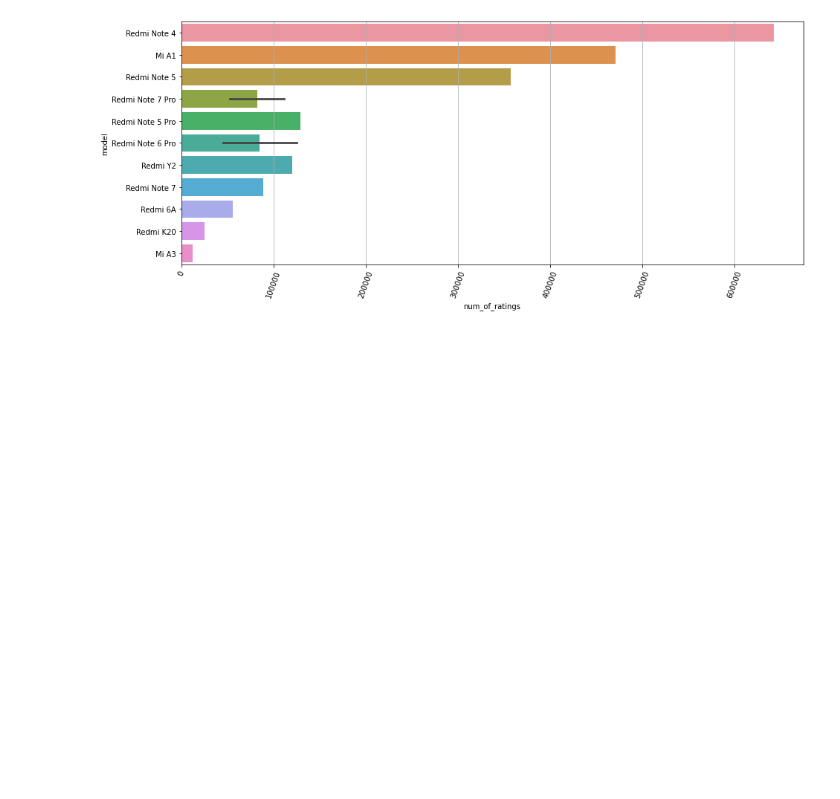
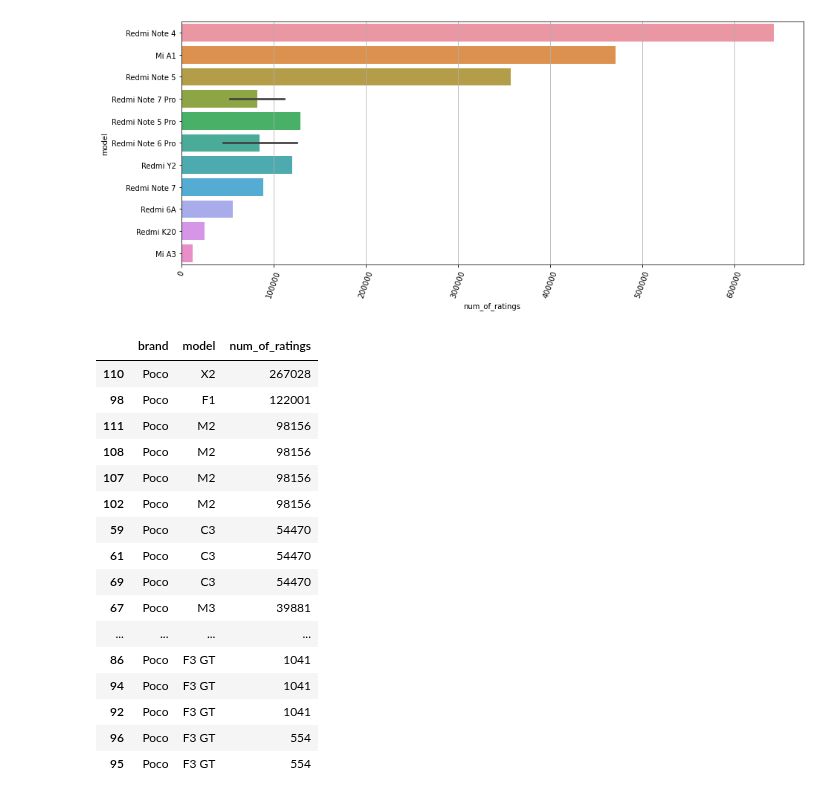
Before and after one commit to Arpan-tech-create/Exploratory_Data_Analysis, a Jupyter notebook: Mobile Sales.ipynb, the cells around one changed output. Drawn from its saved outputs; the diff is of its cells as text; code cells hidden in the pictures; blank space fills up the shorter version.

```diff
--- a/Mobile Sales.ipynb
+++ b/Mobile Sales.ipynb
@@ -295,0 +300,22 @@ sns.barplot(y='model',x='num_of_ratings',data=xi_brand1.head(25))
+# %%
+poco_df=mb1[poco]
+poco_brand1=poco_df.sort_values(by=['num_of_ratings'],ascending=False)
+poco_brand1
+# %% [output]
+|  | brand | model | num_of_ratings |
+| 110 | Poco | X2 | 267028 |
+| 98 | Poco | F1 | 122001 |
+| 111 | Poco | M2 | 98156 |
+| 108 | Poco | M2 | 98156 |
+| 107 | Poco | M2 | 98156 |
+| 102 | Poco | M2 | 98156 |
+| 59 | Poco | C3 | 54470 |
+| 61 | Poco | C3 | 54470 |
+| 69 | Poco | C3 | 54470 |
+| 67 | Poco | M3 | 39881 |
+| ... | ... | ... | ... |
+| 86 | Poco | F3 GT | 1041 |
+| 94 | Poco | F3 GT | 1041 |
+| 92 | Poco | F3 GT | 1041 |
+| 96 | Poco | F3 GT | 554 |
+| 95 | Poco | F3 GT | 554 |
```
Also changed, not shown: parts of 3 cells of this notebook, 7 other files.
